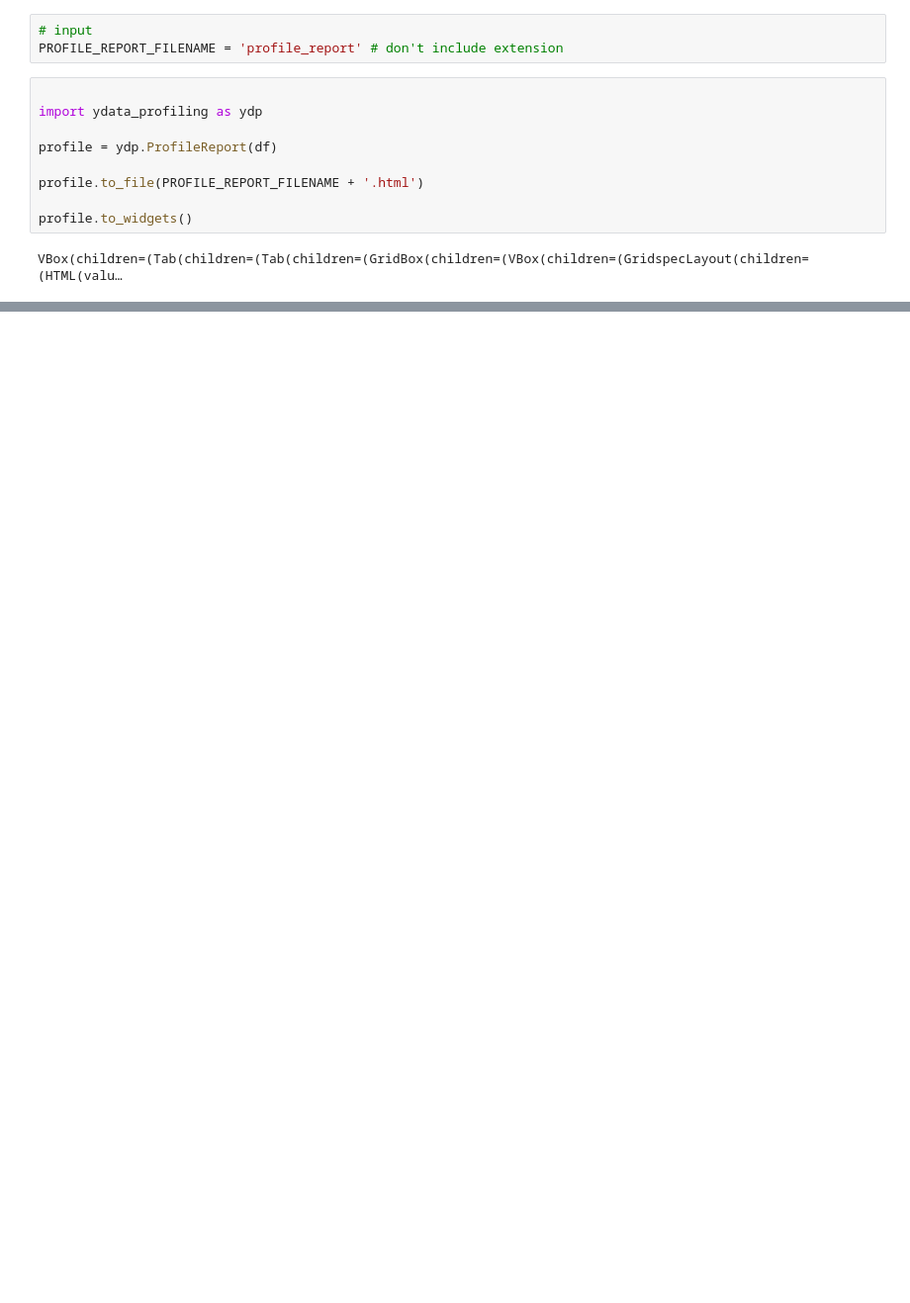
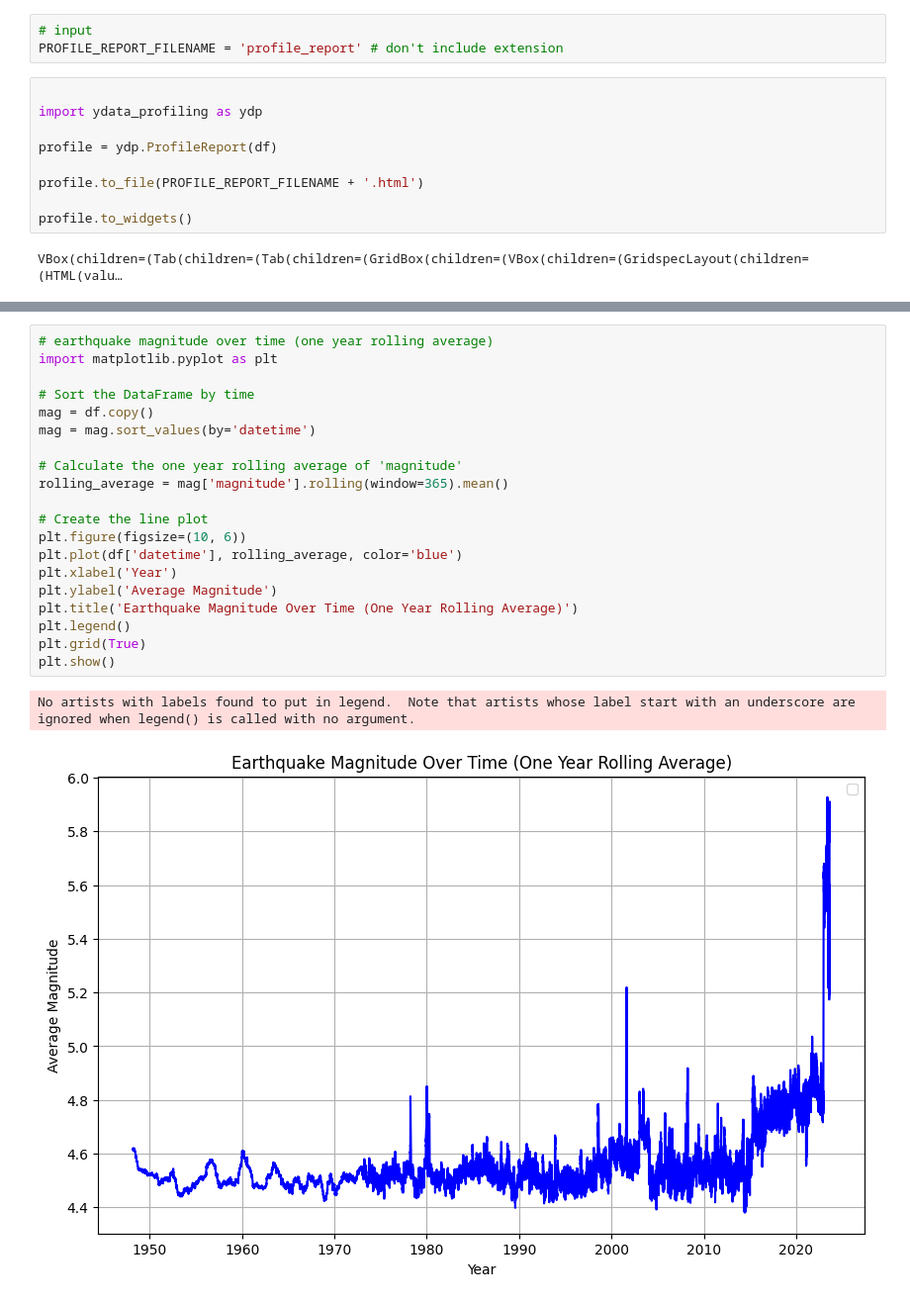
Before and after one commit to johnny-woodtke/quakin, a Jupyter notebook: main.ipynb, the cells around one changed output, grey strips where cells are left out. Shown at 99% size. Saved outputs shown, nothing was run; the diff lists cells and outputs as text; blank space fills up the shorter version.

```diff
--- a/main.ipynb
+++ b/main.ipynb
@@ -270,0 +232,23 @@ VBox(children=(Tab(children=(Tab(children=(GridBox(children=(VBox(children=(Grid
+# %%
+# earthquake magnitude over time (one year rolling average)
+import matplotlib.pyplot as plt
+
+# Sort the DataFrame by time
+mag = df.copy()
+mag = mag.sort_values(by='datetime')
+
+# Calculate the one year rolling average of 'magnitude'
+rolling_average = mag['magnitude'].rolling(window=365).mean()
+
+# Create the line plot
+plt.figure(figsize=(10, 6))
+plt.plot(df['datetime'], rolling_average, color='blue')
+plt.xlabel('Year')
+plt.ylabel('Average Magnitude')
+plt.title('Earthquake Magnitude Over Time (One Year Rolling Average)')
+plt.legend()
+plt.grid(True)
+plt.show()
+# %% [output]
+No artists with labels found to put in legend.  Note that artists whose label start with an underscore are ignored when legend() is called with no argument.
+[figure, added]
```
Also changed, not shown: parts of 11 cells of this notebook, 6 other files.
